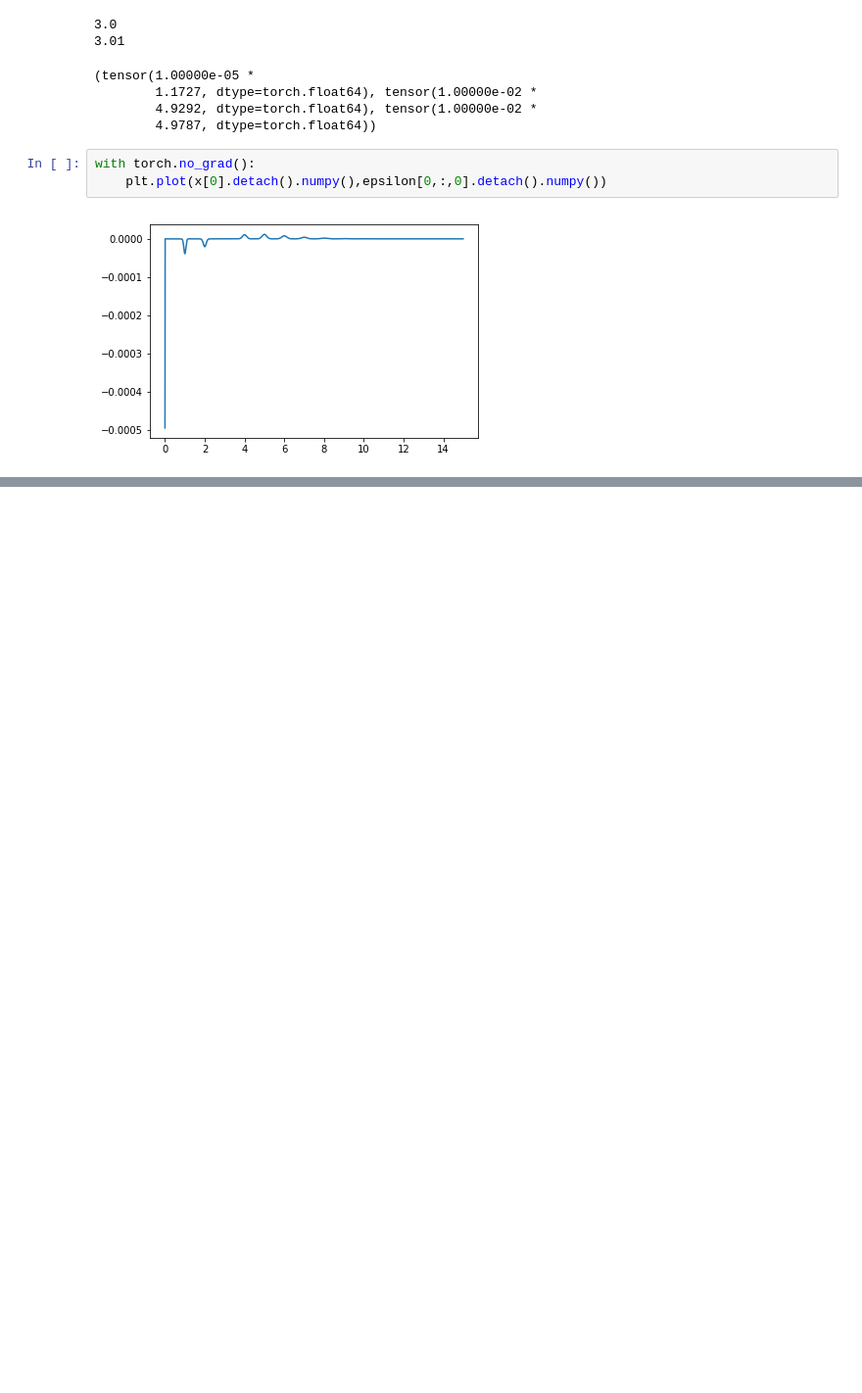
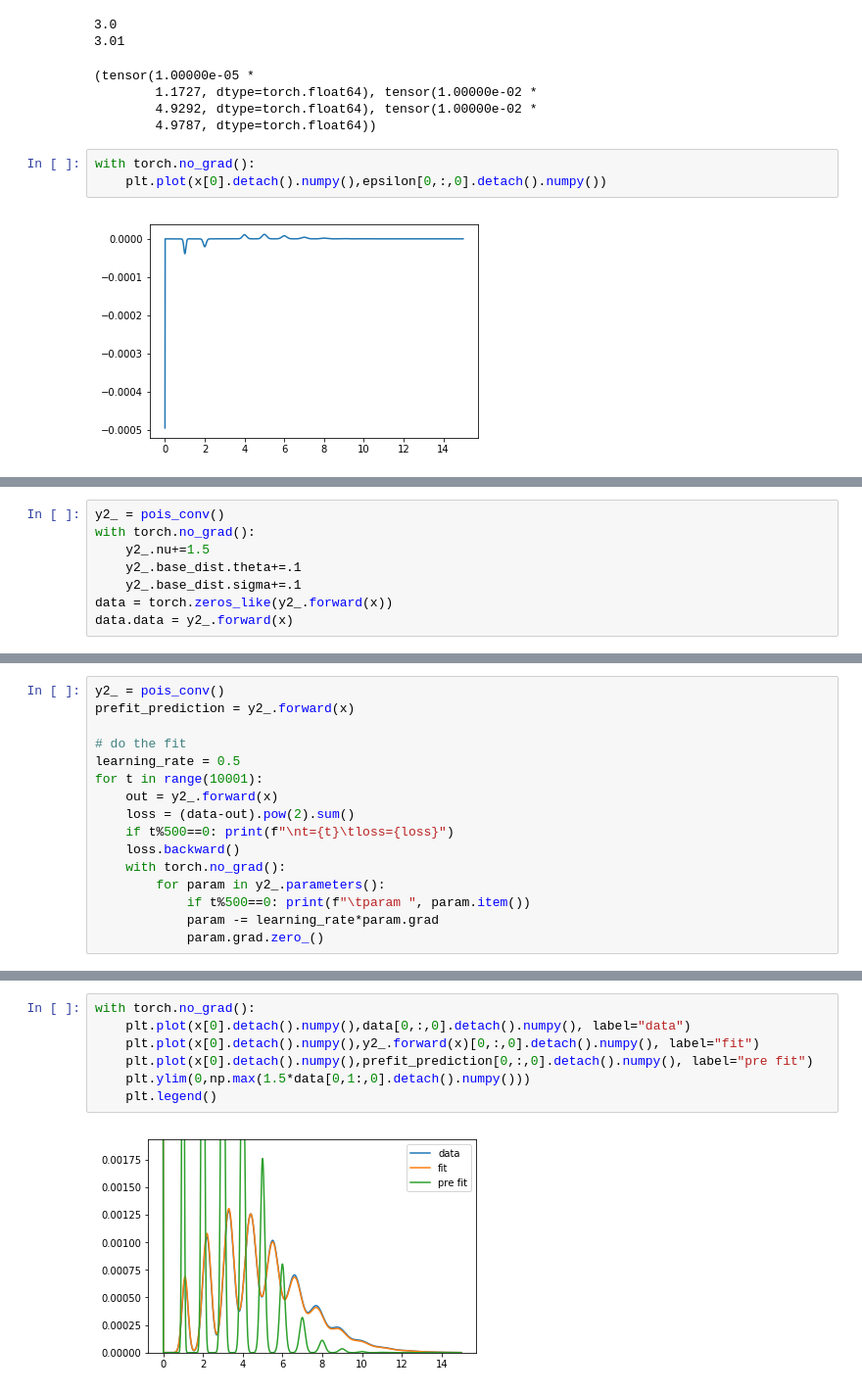
Before and after one commit to cranmer/poisson-convolution-sum, a Jupyter notebook: Poisson-weighted-convolutions.ipynb, the cells around one changed output, grey strips where cells are left out. Shown: that part at 98% size. Drawn from its saved outputs; the diff is of its cells as text; blank space fills up the shorter version.

```diff
--- a/Poisson-weighted-convolutions.ipynb
+++ b/Poisson-weighted-convolutions.ipynb
@@ -280,0 +287,8 @@ y2_.nu.grad, y2_.base_dist.sigma.grad, y2_.base_dist.theta.grad
+# %%
+y2_ = pois_conv()
+with torch.no_grad():
+    y2_.nu+=1.5
+    y2_.base_dist.theta+=.1
+    y2_.base_dist.sigma+=.1
+data = torch.zeros_like(y2_.forward(x))
+data.data = y2_.forward(x)
@@ -280,0 +297,16 @@ y2_.nu.grad, y2_.base_dist.sigma.grad, y2_.base_dist.theta.grad
+# %%
+y2_ = pois_conv()
+prefit_prediction = y2_.forward(x)
+
+# do the fit
+learning_rate = 0.5
+for t in range(10001):
+    out = y2_.forward(x)
+    loss = (data-out).pow(2).sum()
+    if t%500==0: print(f"\nt={t}\tloss={loss}")
+    loss.backward()
+    with torch.no_grad():
+        for param in y2_.parameters():
+            if t%500==0: print(f"\tparam ", param.item())
+            param -= learning_rate*param.grad
+            param.grad.zero_()
@@ -280,0 +331,9 @@ y2_.nu.grad, y2_.base_dist.sigma.grad, y2_.base_dist.theta.grad
+# %%
+with torch.no_grad():
+    plt.plot(x[0].detach().numpy(),data[0,:,0].detach().numpy(), label="data")
+    plt.plot(x[0].detach().numpy(),y2_.forward(x)[0,:,0].detach().numpy(), label="fit")
+    plt.plot(x[0].detach().numpy(),prefit_prediction[0,:,0].detach().numpy(), label="pre fit")
+    plt.ylim(0,np.max(1.5*data[0,1:,0].detach().numpy()))
+    plt.legend()
+# %% [output]
+[figure, added]
```
Also changed, not shown: parts of 6 cells of this notebook.
